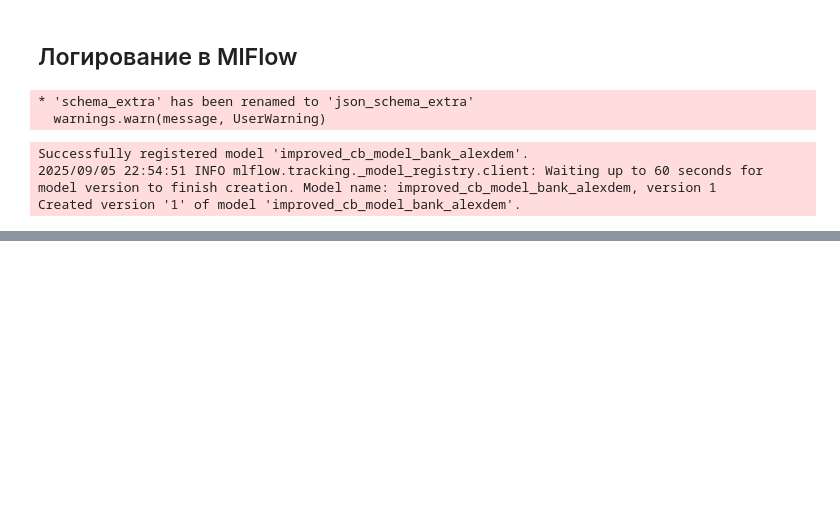
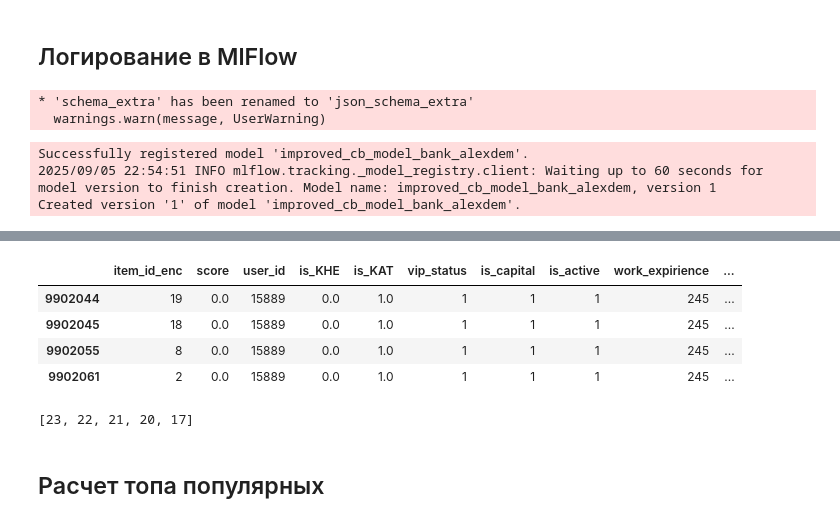
Before and after one commit to Alexdemenev/mle-final-project, a Jupyter notebook: experiments/model_improvement.ipynb, the cells around one changed output, grey strips where cells are left out. Drawn from its saved outputs; the diff is of its cells as text; code cells hidden in the pictures; blank space fills up the shorter version.

```diff
--- a/experiments/model_improvement.ipynb
+++ b/experiments/model_improvement.ipynb
@@ -491,0 +591,14 @@ Created version '1' of model 'improved_cb_model_bank_alexdem'.
+# %%
+train_data[(train_data['user_id'] == 15889) & (train_data['target'] == 1)]
+# %% [output]
+|  | item_id_enc | score | user_id | is_KHE | is_KAT | vip_status | is_capital | is_active | work_expirience | ... |
+| 9902044 | 19 | 0.0 | 15889 | 0.0 | 1.0 | 1 | 1 | 1 | 245 | ... |
+| 9902045 | 18 | 0.0 | 15889 | 0.0 | 1.0 | 1 | 1 | 1 | 245 | ... |
+| 9902055 | 8 | 0.0 | 15889 | 0.0 | 1.0 | 1 | 1 | 1 | 245 | ... |
+| 9902061 | 2 | 0.0 | 15889 | 0.0 | 1.0 | 1 | 1 | 1 | 245 | ... |
+# %%
+recs_final
+# %% [output]
+[23, 22, 21, 20, 17]
+# %% [markdown]
+## Расчет топа популярных
```
Also changed, not shown: parts of 19 cells of this notebook, 10 other files.
